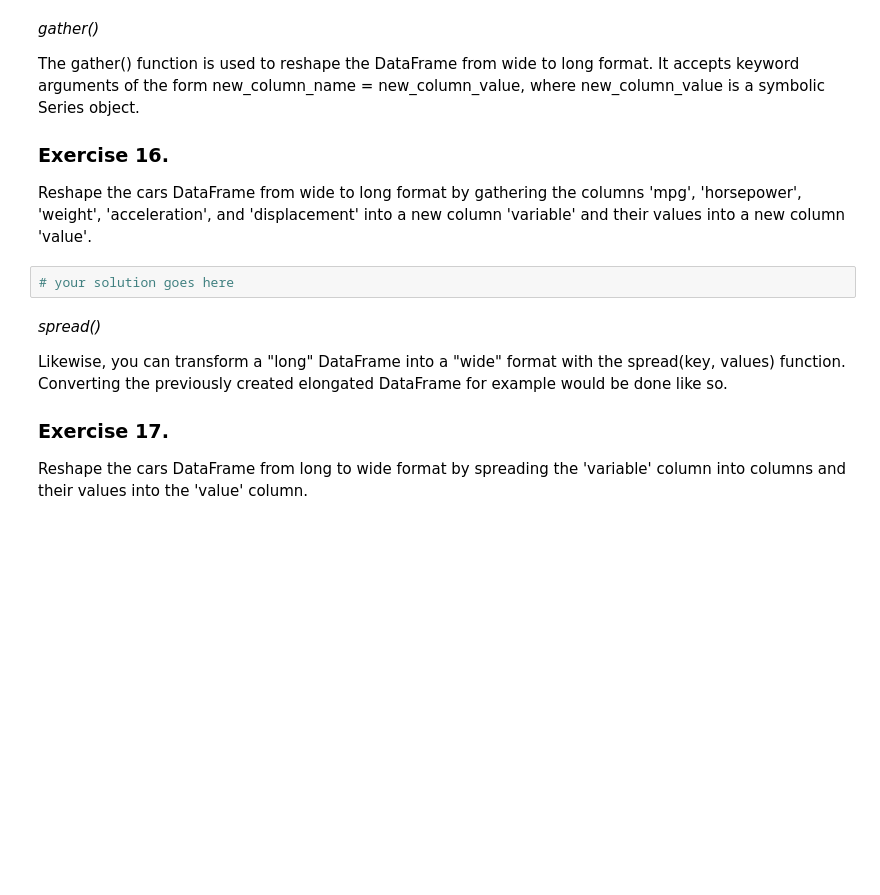
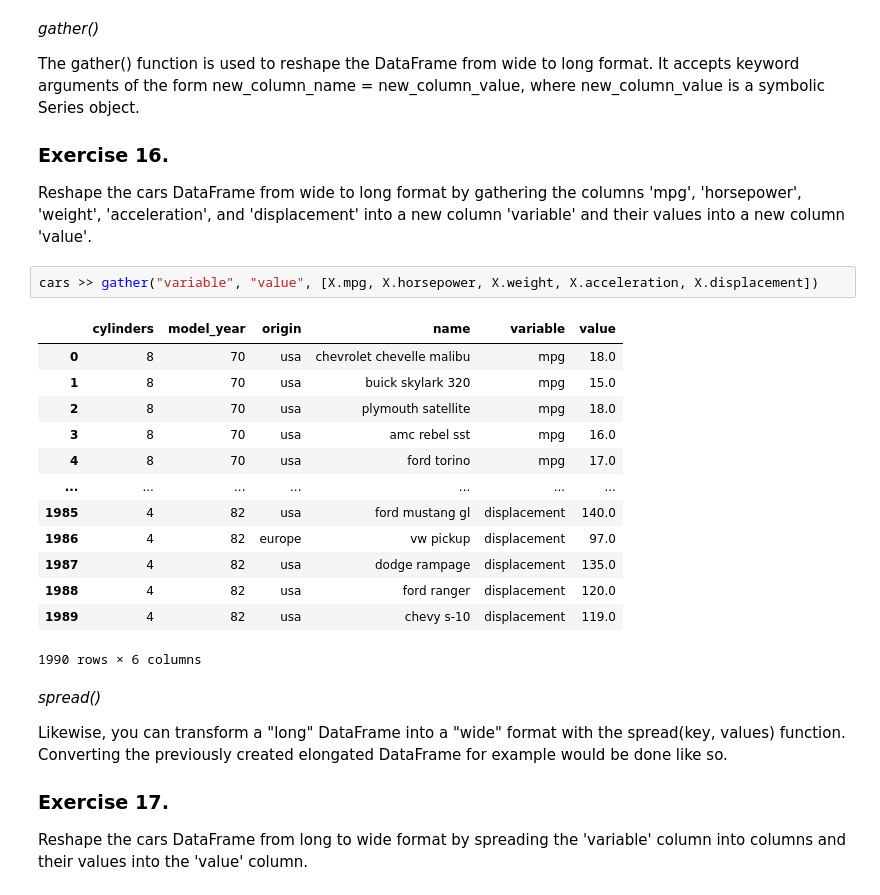
Before and after one commit to arietz/DS2025, a Jupyter notebook: Report1.ipynb, the cells around one changed output. Saved outputs shown, nothing was run; the diff lists cells and outputs as text; blank space fills up the shorter version.

```diff
--- a/Report1.ipynb
+++ b/Report1.ipynb
@@ -226,8 +291,22 @@ The gather() function is used to reshape the DataFrame from wide to long format.
 ### Exercise 16.
 
 Reshape the cars DataFrame from wide to long format by gathering the columns 'mpg', 'horsepower', 'weight', 'acceleration', and 'displacement' into a new column 'variable' and their values into a new column 'value'.
-# %%
-# your solution goes here
+# %%
+cars >> gather("variable", "value", [X.mpg, X.horsepower, X.weight, X.acceleration, X.displacement])
+# %% [output]
+|  | cylinders | model_year | origin | name | variable | value |
+| 0 | 8 | 70 | usa | chevrolet chevelle malibu | mpg | 18.0 |
+| 1 | 8 | 70 | usa | buick skylark 320 | mpg | 15.0 |
+| 2 | 8 | 70 | usa | plymouth satellite | mpg | 18.0 |
+| 3 | 8 | 70 | usa | amc rebel sst | mpg | 16.0 |
+| 4 | 8 | 70 | usa | ford torino | mpg | 17.0 |
+| ... | ... | ... | ... | ... | ... | ... |
+| 1985 | 4 | 82 | usa | ford mustang gl | displacement | 140.0 |
+| 1986 | 4 | 82 | europe | vw pickup | displacement | 97.0 |
+| 1987 | 4 | 82 | usa | dodge rampage | displacement | 135.0 |
+| 1988 | 4 | 82 | usa | ford ranger | displacement | 120.0 |
+| 1989 | 4 | 82 | usa | chevy s-10 | displacement | 119.0 |
+1990 rows × 6 columns
 # %% [markdown]
 
 *spread()*
```
Also changed, not shown: parts of 16 cells of this notebook.
